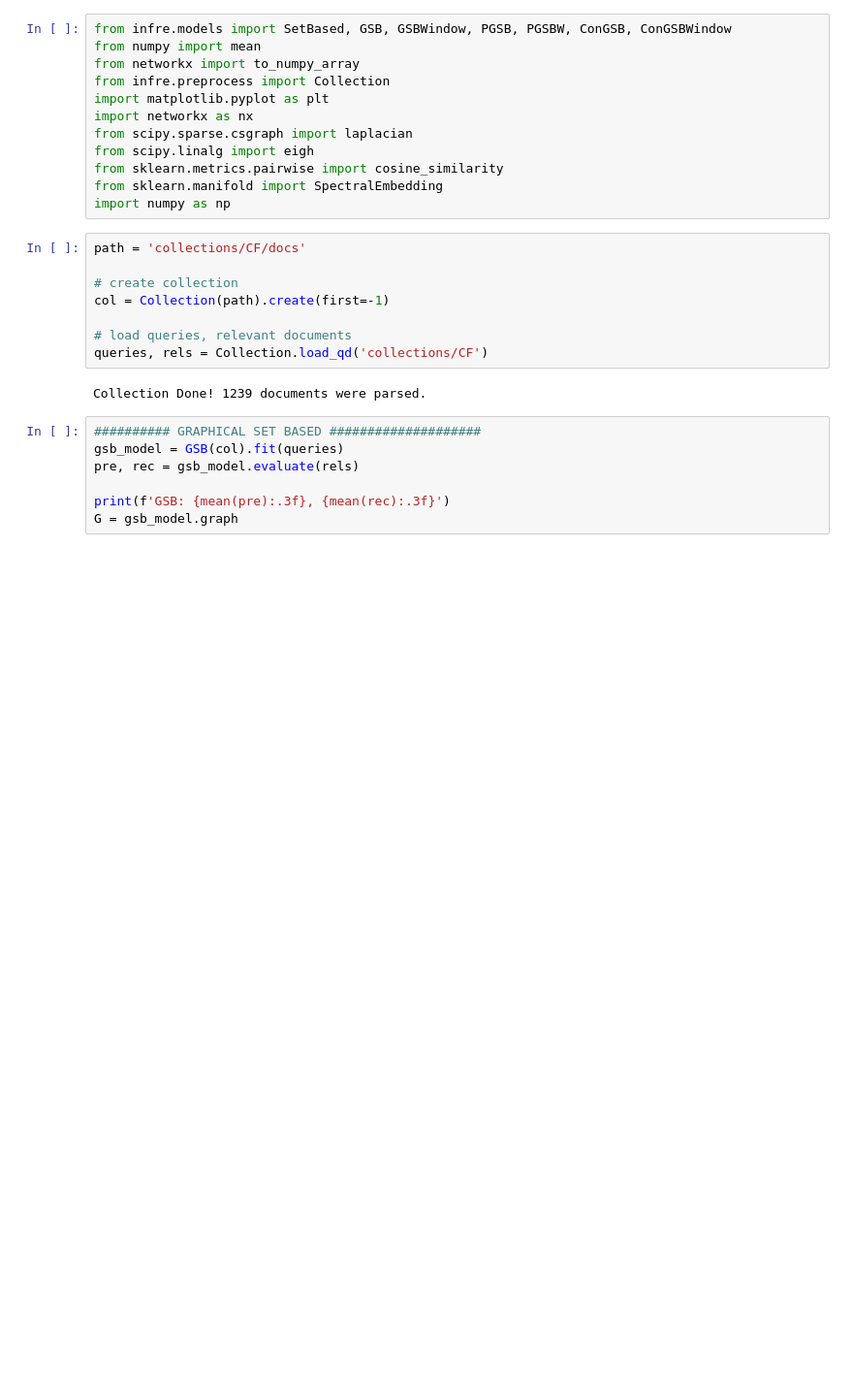
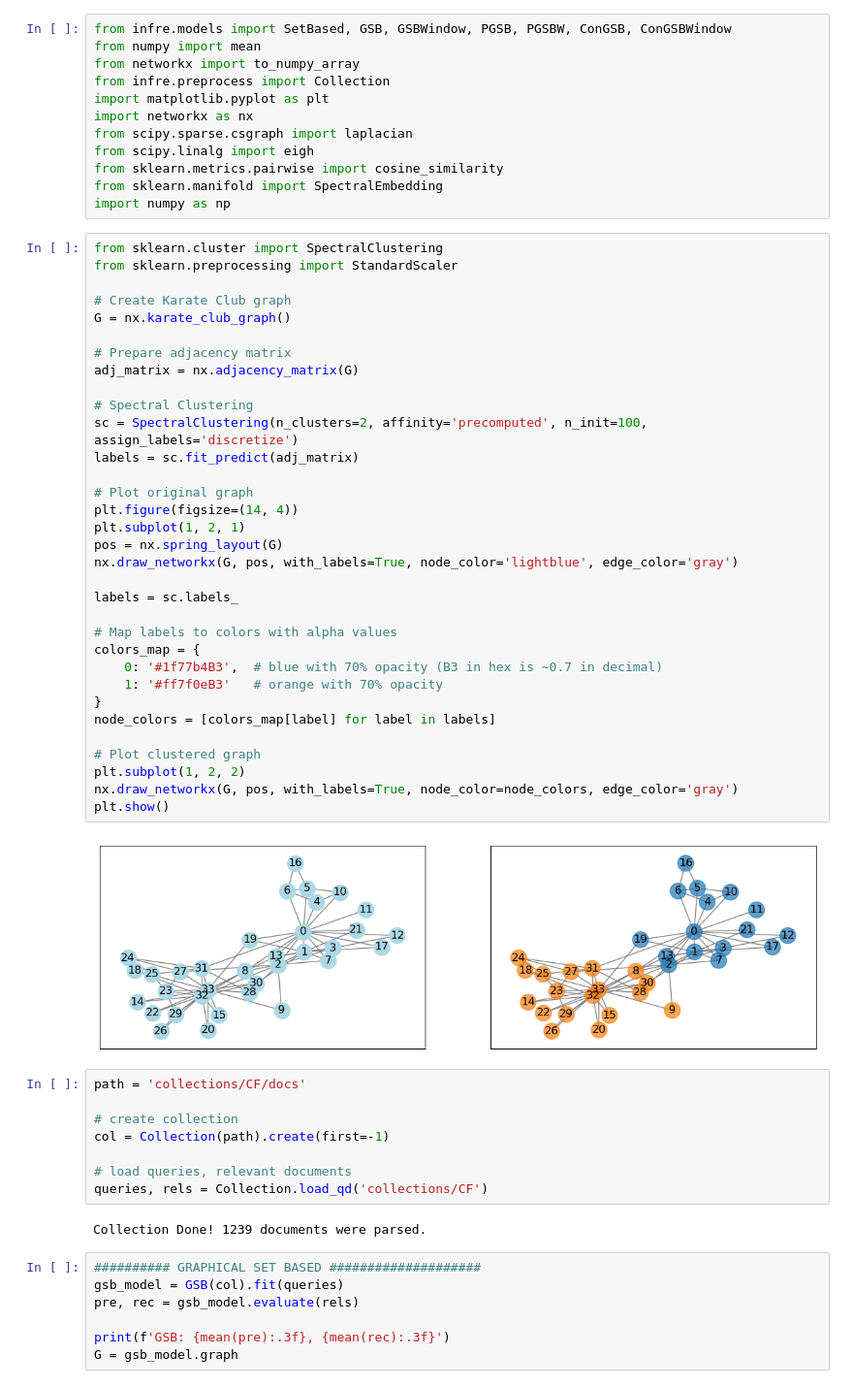
Before and after one commit to kalogeropo/thesis, a Jupyter notebook: eigenmap_expoitation.ipynb, the cells around one changed output. Shown at 97% size. Cells and saved outputs as stored; diff of their text form; blank space fills up the shorter version.

```diff
--- a/eigenmap_expoitation.ipynb
+++ b/eigenmap_expoitation.ipynb
@@ -10,6 +10,41 @@ from scipy.linalg import eigh
 from sklearn.metrics.pairwise import cosine_similarity
 from sklearn.manifold import SpectralEmbedding
 import numpy as np
+# %%
+from sklearn.cluster import SpectralClustering
+from sklearn.preprocessing import StandardScaler
+
+# Create Karate Club graph
+G = nx.karate_club_graph()
+
+# Prepare adjacency matrix
+adj_matrix = nx.adjacency_matrix(G)
+
+# Spectral Clustering
+sc = SpectralClustering(n_clusters=2, affinity='precomputed', n_init=100, assign_labels='discretize')
+labels = sc.fit_predict(adj_matrix)
+
+# Plot original graph
+plt.figure(figsize=(14, 4))
+plt.subplot(1, 2, 1)
+pos = nx.spring_layout(G)
+nx.draw_networkx(G, pos, with_labels=True, node_color='lightblue', edge_color='gray')
+
+labels = sc.labels_
+
+# Map labels to colors with alpha values
+colors_map = {
+    0: '#1f77b4B3',  # blue with 70% opacity (B3 in hex is ~0.7 in decimal)
+    1: '#ff7f0eB3'   # orange with 70% opacity
+}
+node_colors = [colors_map[label] for label in labels]
+
+# Plot clustered graph
+plt.subplot(1, 2, 2)
+nx.draw_networkx(G, pos, with_labels=True, node_color=node_colors, edge_color='gray')
+plt.show()
+# %% [output]
+[figure, added]
 # %%
 path = 'collections/CF/docs'
 
```
Also changed, not shown: parts of 3 cells of this notebook, 1 other file.
